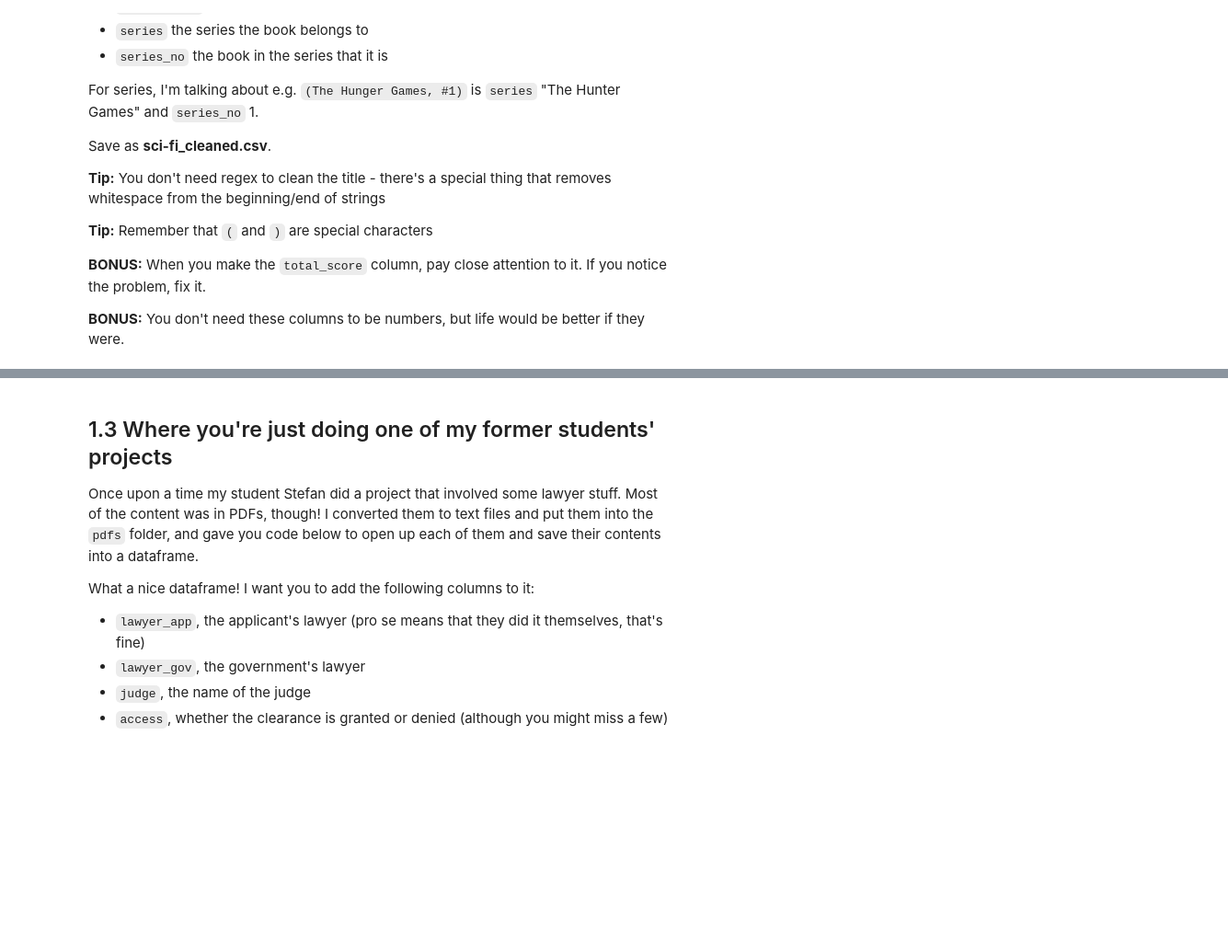
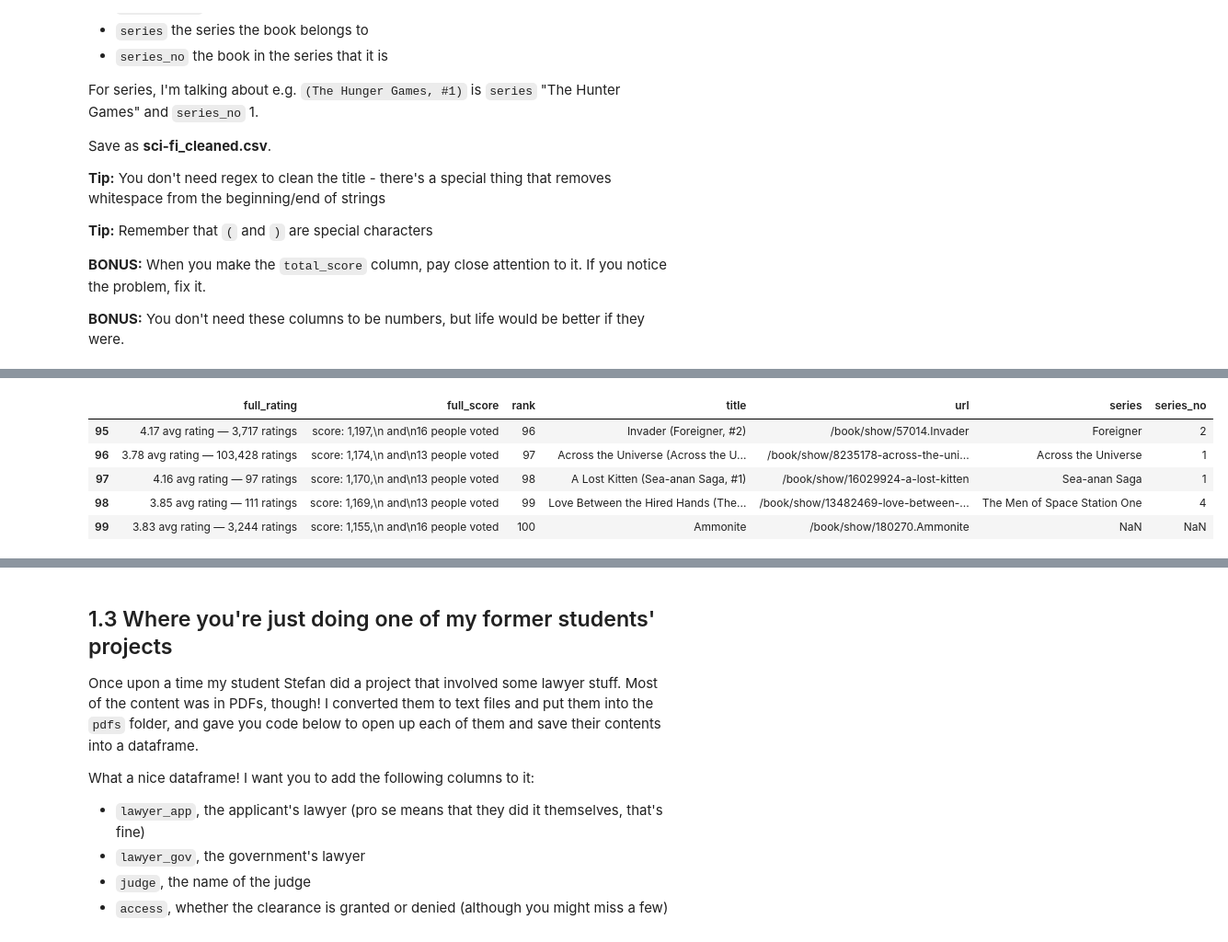
Before and after one commit to xeophin/lede-foundations, a Jupyter notebook: 10-homework/10 - Homework - Regular Expressions.ipynb, the cells around one changed output, grey strips where cells are left out. Shown at 92% size. Cells and saved outputs as stored; diff of their text form; code cells hidden in the pictures; blank space fills up the shorter version.

```diff
--- a/10-homework/10 - Homework - Regular Expressions.ipynb
+++ b/10-homework/10 - Homework - Regular Expressions.ipynb
@@ -179,0 +201,12 @@ Save as **sci-fi_cleaned.csv**.
+# %%
+# dealing with the titles and the series
+df_scifi['series'] = df_scifi['title'].str.extract(r'\((.+), #')
+df_scifi['series_no'] = df_scifi['title'].str.extract(r'#(\d+)\)')
+df_scifi.tail()
+# %% [output]
+|  | full_rating | full_score | rank | title | url | series | series_no |
+| 95 | 4.17 avg rating — 3,717 ratings | score: 1,197,\n and\n16 people voted | 96 | Invader (Foreigner, #2) | /book/show/57014.Invader | Foreigner | 2 |
+| 96 | 3.78 avg rating — 103,428 ratings | score: 1,174,\n and\n13 people voted | 97 | Across the Universe (Across the U... | /book/show/8235178-across-the-uni... | Across the Universe | 1 |
+| 97 | 4.16 avg rating — 97 ratings | score: 1,170,\n and\n13 people voted | 98 | A Lost Kitten (Sea-anan Saga, #1) | /book/show/16029924-a-lost-kitten | Sea-anan Saga | 1 |
+| 98 | 3.85 avg rating — 111 ratings | score: 1,169,\n and\n13 people voted | 99 | Love Between the Hired Hands (The... | /book/show/13482469-love-between-... | The Men of Space Station One | 4 |
+| 99 | 3.83 avg rating — 3,244 ratings | score: 1,155,\n and\n16 people voted | 100 | Ammonite | /book/show/180270.Ammonite | NaN | NaN |
```
Also changed, not shown: parts of 4 cells of this notebook.
